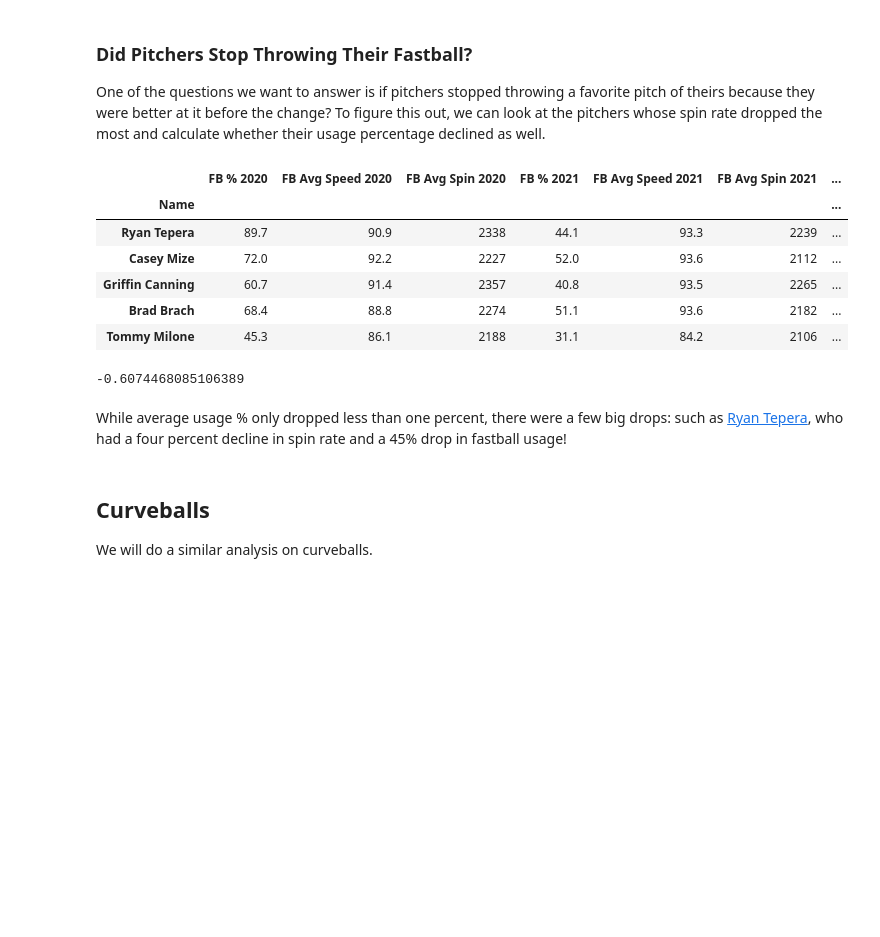
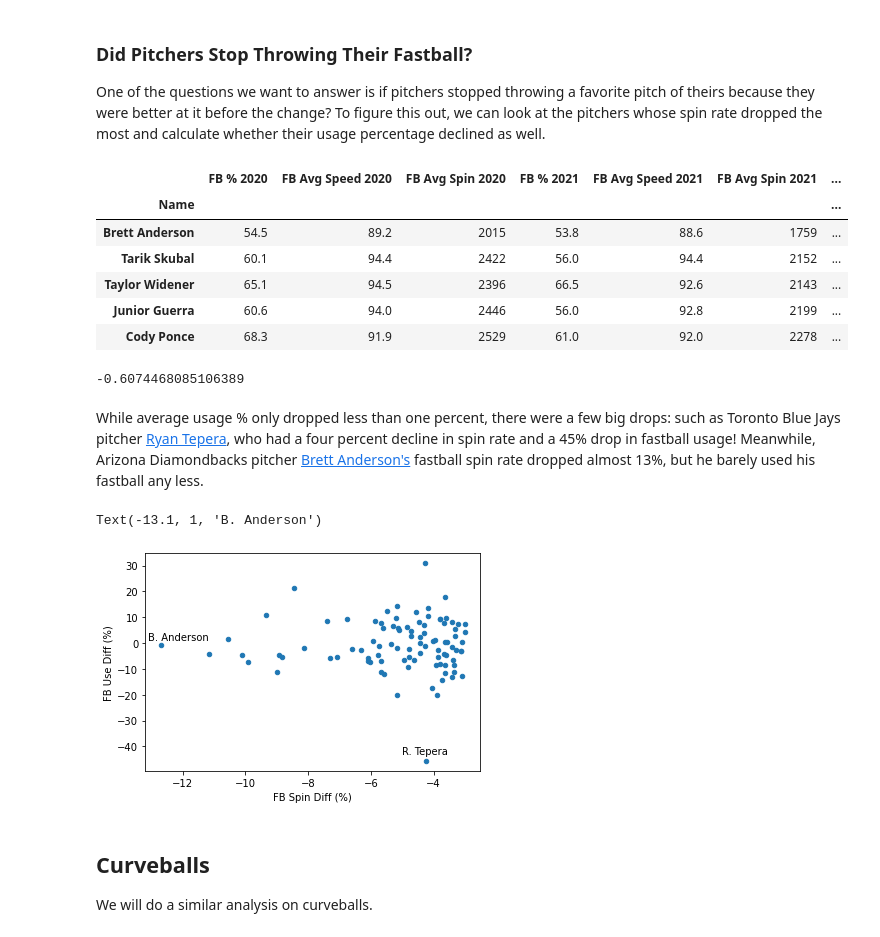
Before and after one commit to Jesparza17/Jesparza17, a Jupyter notebook: Project Notebook.ipynb, the cells around one changed output. Drawn from its saved outputs; the diff is of its cells as text; code cells hidden in the pictures; blank space fills up the shorter version.

Commit message:
added graph to fastball section

```diff
--- a/Project Notebook.ipynb
+++ b/Project Notebook.ipynb
@@ -127,22 +128,29 @@ pd.options.mode.chained_assignment = None
 bigdrop = fbboth[fbboth["FB Spin Diff (%)"] <= -3]
 bigdrop["FB Use Diff (%)"] = (bigdrop["FB % 2021"] - bigdrop["FB % 2020"])
 bigdrop.sort_values("FB Use Diff (%)", inplace=True)
-
+bigdrop.sort_values("FB Spin Diff (%)", inplace=True)
 bigdrop.head()   # There are 94 pitchers here
 # %% [output]
 |  | FB % 2020 | FB Avg Speed 2020 | FB Avg Spin 2020 | FB % 2021 | FB Avg Speed 2021 | FB Avg Spin 2021 | ... |
 | Name |  |  |  |  |  |  | ... |
-| Ryan Tepera | 89.7 | 90.9 | 2338 | 44.1 | 93.3 | 2239 | ... |
-| Casey Mize | 72.0 | 92.2 | 2227 | 52.0 | 93.6 | 2112 | ... |
-| Griffin Canning | 60.7 | 91.4 | 2357 | 40.8 | 93.5 | 2265 | ... |
-| Brad Brach | 68.4 | 88.8 | 2274 | 51.1 | 93.6 | 2182 | ... |
-| Tommy Milone | 45.3 | 86.1 | 2188 | 31.1 | 84.2 | 2106 | ... |
+| Brett Anderson | 54.5 | 89.2 | 2015 | 53.8 | 88.6 | 1759 | ... |
+| Tarik Skubal | 60.1 | 94.4 | 2422 | 56.0 | 94.4 | 2152 | ... |
+| Taylor Widener | 65.1 | 94.5 | 2396 | 66.5 | 92.6 | 2143 | ... |
+| Junior Guerra | 60.6 | 94.0 | 2446 | 56.0 | 92.8 | 2199 | ... |
+| Cody Ponce | 68.3 | 91.9 | 2529 | 61.0 | 92.0 | 2278 | ... |
 # %%
 bigdrop["FB Use Diff (%)"].mean()
 # %% [output]
 -0.6074468085106389
 # %% [markdown]
-While average usage % only dropped less than one percent, there were a few big drops: such as [Ryan Tepera](https://baseballsavant.mlb.com/savant-player/ryan-tepera-572193 "Ryan Tepera"), who had a four percent decline in spin rate and a 45% drop in fastball usage!
+While average usage % only dropped less than one percent, there were a few big drops: such as Toronto Blue Jays pitcher [Ryan Tepera](https://baseballsavant.mlb.com/savant-player/ryan-tepera-572193 "Ryan Tepera"), who had a four percent decline in spin rate and a 45% drop in fastball usage! Meanwhile, Arizona Diamondbacks pitcher [Brett Anderson's](https://baseballsavant.mlb.com/savant-player/brett-anderson-474463?stats=statcast-r-pitching-mlb "Brett Anderson") fastball spin rate dropped almost 13%, but he barely used his fastball any less.
+# %%
+bigdrop.plot.scatter(x="FB Spin Diff (%)", y="FB Use Diff (%)")
+plt.text(-5, -43, "R. Tepera")
+plt.text(-13.1, 1, "B. Anderson")
+# %% [output]
+Text(-13.1, 1, 'B. Anderson')
+[figure, added]
 # %% [markdown]
 ## Curveballs
 
```
Also changed, not shown: parts of 2 cells of this notebook.
